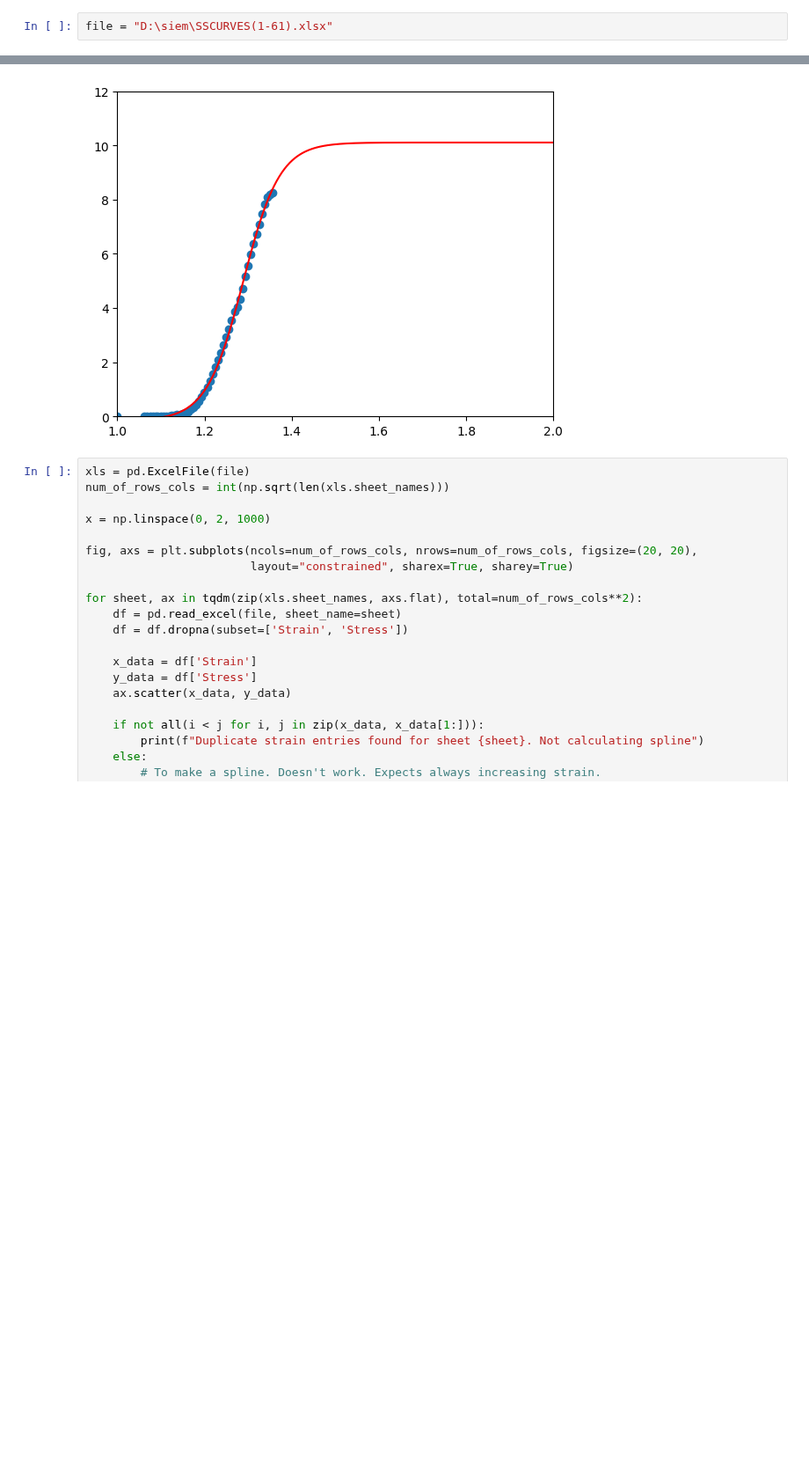
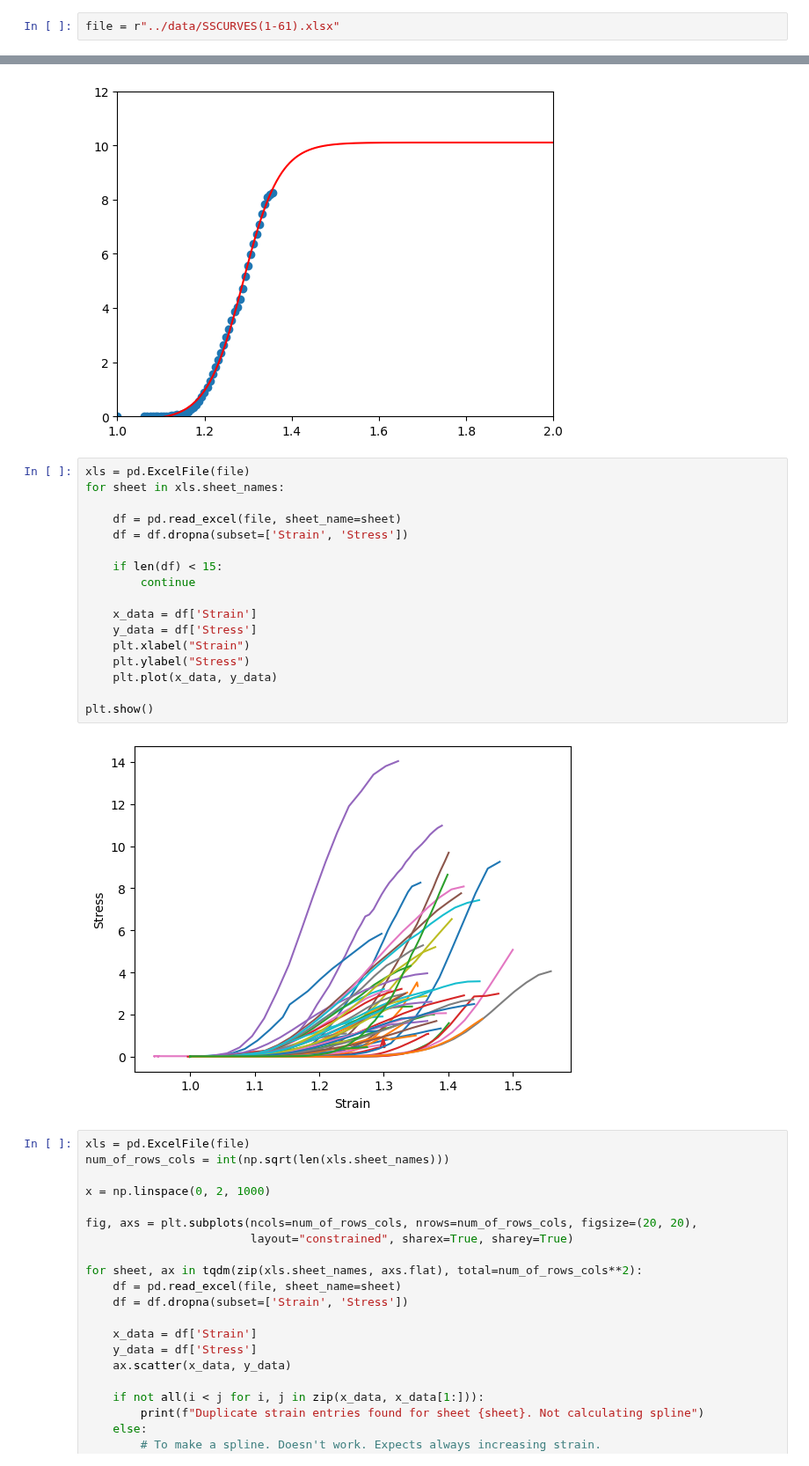
Before and after one commit to siemdejong/skinstression, a Jupyter notebook: notebooks/1-sjg-interpolation.ipynb, the cells around one changed output, grey strips where cells are left out. Shown at 88% size. Saved outputs shown, nothing was run; the diff lists cells and outputs as text; blank space fills up the shorter version.

Commit message:
Add plot of strain stress curves

```diff
--- a/notebooks/1-sjg-interpolation.ipynb
+++ b/notebooks/1-sjg-interpolation.ipynb
@@ -10,7 +10,7 @@ from tqdm import tqdm
 import scipy.stats as stats
 from scipy.interpolate import InterpolatedUnivariateSpline, BSpline, CubicSpline, make_lsq_spline, make_interp_spline
 # %%
-file = "D:\siem\SSCURVES(1-61).xlsx"
+file = r"../data/SSCURVES(1-61).xlsx"
 # %%
 sheet = pd.read_excel(file, sheet_name=0, header=0)
 # %%
@@ -39,6 +39,25 @@ plt.ylim([0, 12])
 # %% [output]
 (0.0, 12.0)
 [figure]
+# %%
+xls = pd.ExcelFile(file)
+for sheet in xls.sheet_names:
+
+    df = pd.read_excel(file, sheet_name=sheet)
+    df = df.dropna(subset=['Strain', 'Stress'])
+
+    if len(df) < 15:
+        continue
+
+    x_data = df['Strain']
+    y_data = df['Stress']
+    plt.xlabel("Strain")
+    plt.ylabel("Stress")
+    plt.plot(x_data, y_data)
+
+plt.show()
+# %% [output]
+[figure, added]
 # %%
 xls = pd.ExcelFile(file)
 num_of_rows_cols = int(np.sqrt(len(xls.sheet_names)))
```
